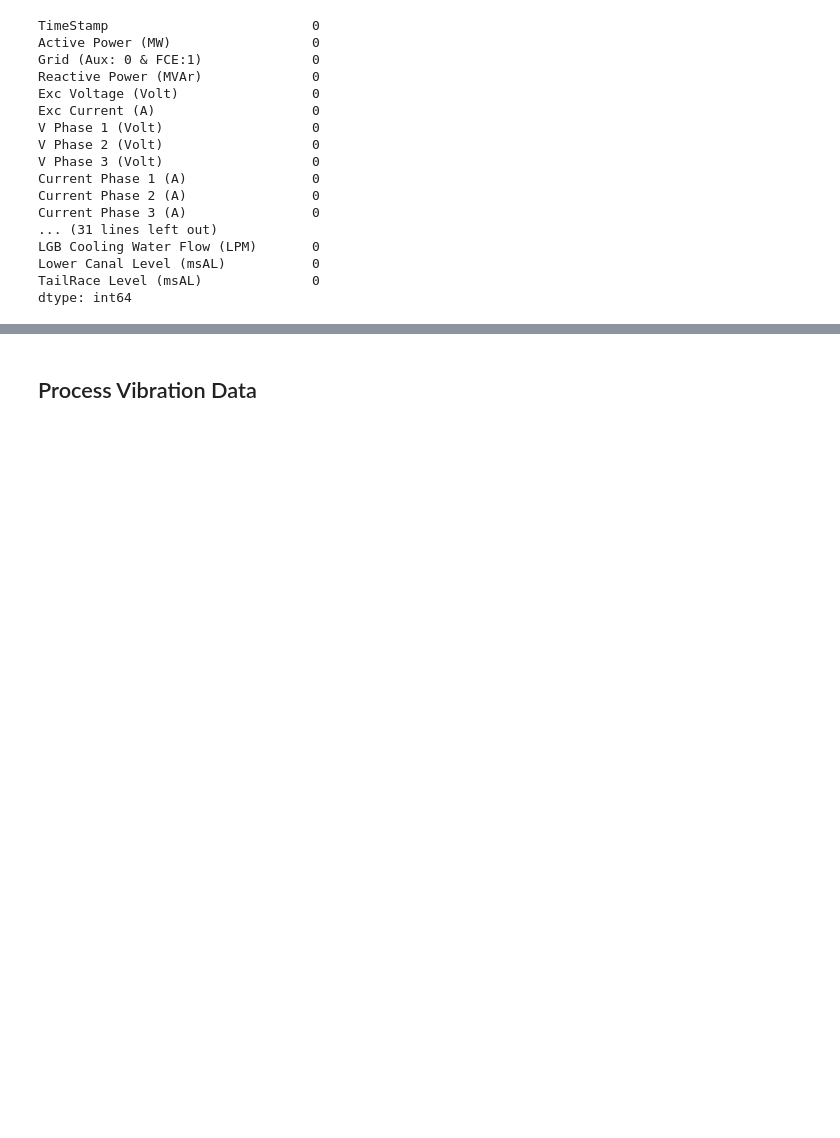
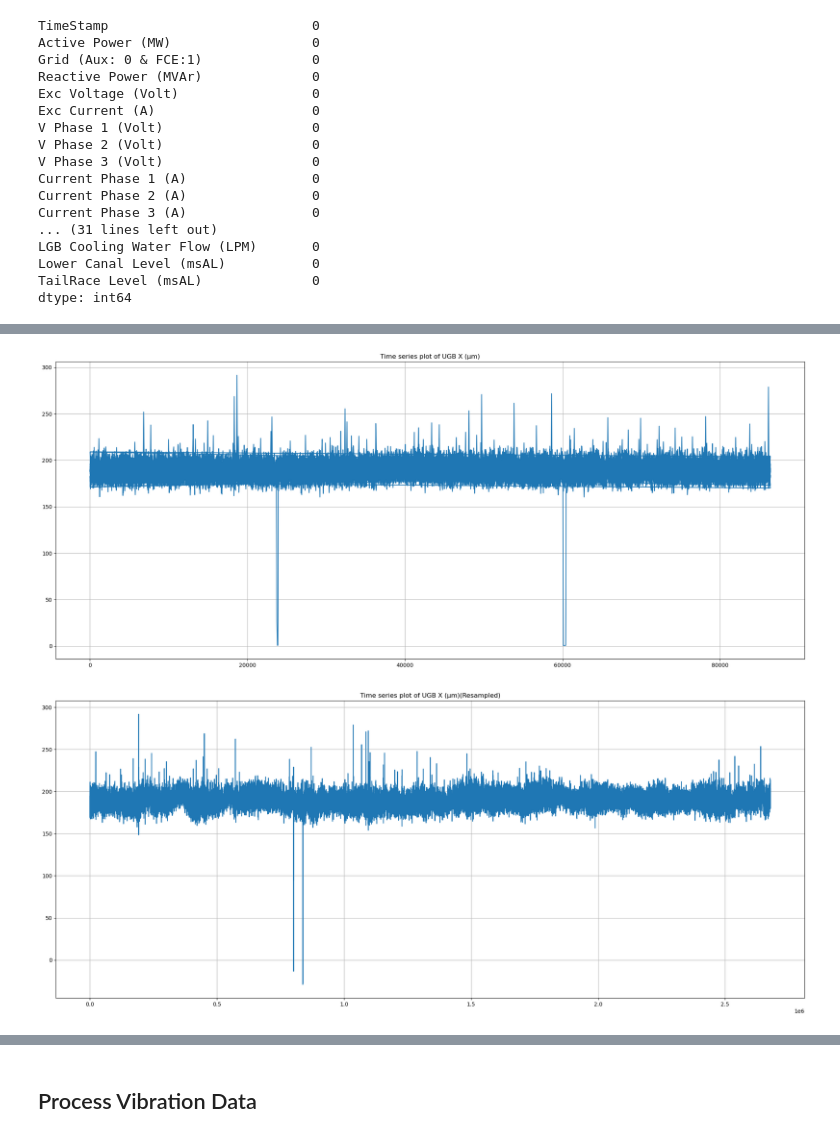
Before and after one commit to mekatronik-achmadi/Predict-CBM, a Jupyter notebook: Vale/TestOlahPy/preliminary_data_analysis/preliminary_data_analysis.ipynb, the cells around one changed output, grey strips where cells are left out. Saved outputs shown, nothing was run; the diff lists cells and outputs as text; code cells hidden in the pictures; blank space fills up the shorter version.

```diff
--- a/Vale/TestOlahPy/preliminary_data_analysis/preliminary_data_analysis.ipynb
+++ b/Vale/TestOlahPy/preliminary_data_analysis/preliminary_data_analysis.ipynb
@@ -65,0 +69,27 @@ db_data
+# %%
+# resample function
+def resample_data(time_data, value_data, n_samples):
+    v_resampled, t_resampled = signal.resample(value_data, n_samples, time_data)
+    v_resampled = pd.Series(v_resampled, name=value_data.name + '(Resampled)')
+    t_resampled = pd.Series(t_resampled)
+
+    return v_resampled, t_resampled
+
+# resample the vibration data
+ugb_x = db_data['UGB X (µm)']
+ugb_y = db_data['UGB Y (µm)']
+time_data = db_data['TimeStamp'].dt.hour * 3600 + db_data['TimeStamp'].dt.minute * 60 + db_data['TimeStamp'].dt.second
+
+n_samples = len(ugb_x) * 60 * 20 # change sampling from each minute to each second
+
+ugb_x_resampled, time_data_resampled = resample_data(time_data, ugb_x, n_samples)
+ugb_y_resampled, time_data_resampled = resample_data(time_data, ugb_y, n_samples)
+
+#ugb_x_resampled, time_data_resampled = signal.resample(ugb_x, n_samples, time_data)
+#ugb_y_resampled, time_data_resampled = signal.resample(ugb_y, n_samples, time_data)
+# %%
+plot_time_series(time_data, ugb_x)
+plot_time_series(time_data_resampled, ugb_x_resampled)
+# %% [output]
+[figure, added]
+[figure, added]
```
Also changed, not shown: parts of 10 cells of this notebook, 1 other file.
